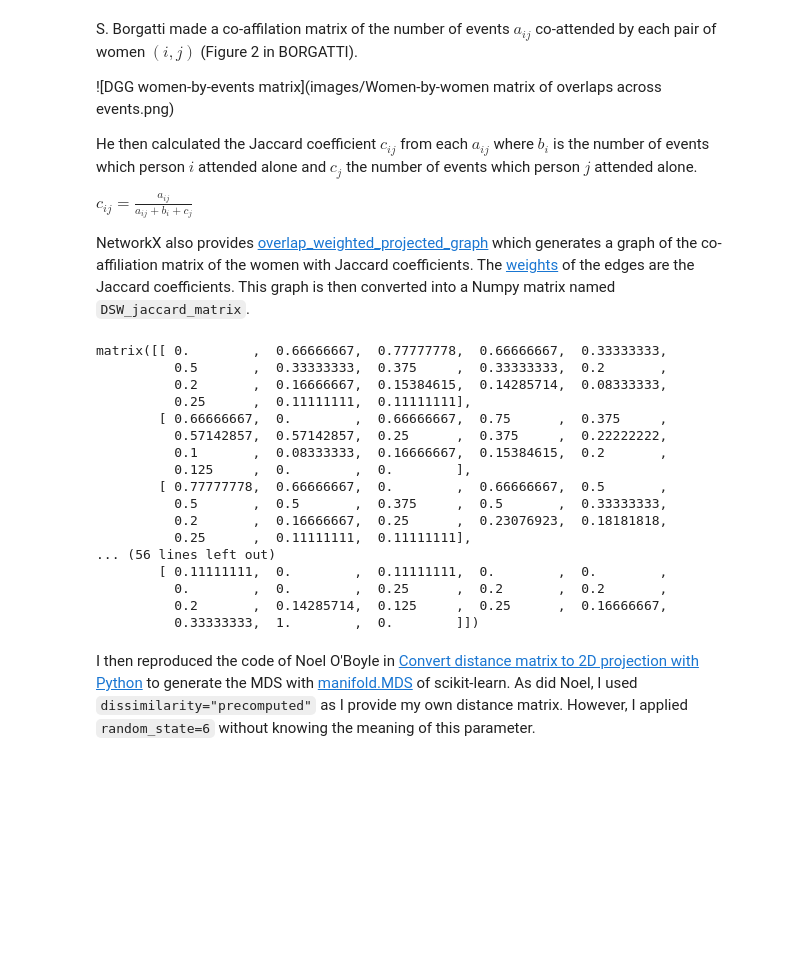
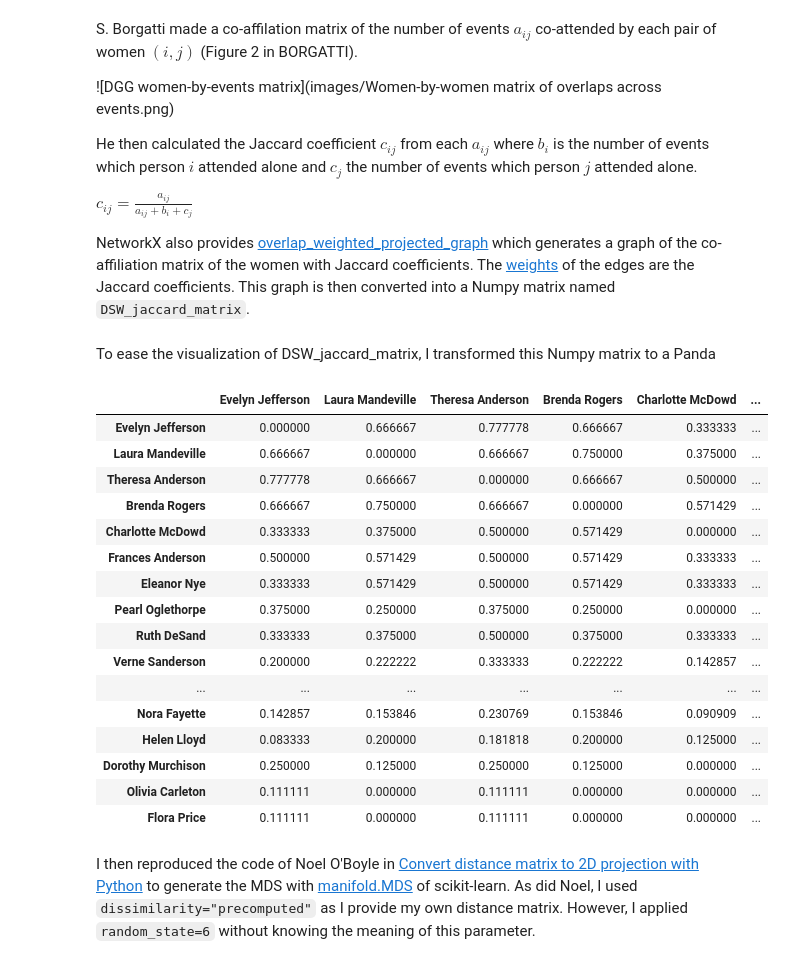
Before and after one commit to JBPressac/MDS-of-DGG, a Jupyter notebook: Davis Southern Women MDS of Jaccard coefficient.ipynb, the cells around one changed output. Saved outputs shown, nothing was run; the diff lists cells and outputs as text; code cells hidden in the pictures; blank space fills up the shorter version.

Commit message:
Affichage des coefficients de Jaccard en Dataframe

```diff
--- a/Davis Southern Women MDS of Jaccard coefficient.ipynb
+++ b/Davis Southern Women MDS of Jaccard coefficient.ipynb
@@ -64,25 +64,30 @@ NetworkX also provides [overlap_weighted_projected_graph](https://networkx.githu
 # %%
 DSW_jaccard = bipartite.overlap_weighted_projected_graph(DSW,DSW_women_list,jaccard=True)
 DSW_jaccard_matrix = nx.to_numpy_matrix(DSW_jaccard, DSW_women_list) # a Numpy matrix
-DSW_jaccard_matrix
-# %% [output]
-matrix([[ 0.        ,  0.66666667,  0.77777778,  0.66666667,  0.33333333,
-          0.5       ,  0.33333333,  0.375     ,  0.33333333,  0.2       ,
-          0.2       ,  0.16666667,  0.15384615,  0.14285714,  0.08333333,
-          0.25      ,  0.11111111,  0.11111111],
-        [ 0.66666667,  0.        ,  0.66666667,  0.75      ,  0.375     ,
-          0.57142857,  0.57142857,  0.25      ,  0.375     ,  0.22222222,
-          0.1       ,  0.08333333,  0.16666667,  0.15384615,  0.2       ,
-          0.125     ,  0.        ,  0.        ],
-        [ 0.77777778,  0.66666667,  0.        ,  0.66666667,  0.5       ,
-          0.5       ,  0.5       ,  0.375     ,  0.5       ,  0.33333333,
-          0.2       ,  0.16666667,  0.25      ,  0.23076923,  0.18181818,
-          0.25      ,  0.11111111,  0.11111111],
-... (56 lines left out)
-        [ 0.11111111,  0.        ,  0.11111111,  0.        ,  0.        ,
-          0.        ,  0.        ,  0.25      ,  0.2       ,  0.2       ,
-          0.2       ,  0.14285714,  0.125     ,  0.25      ,  0.16666667,
-          0.33333333,  1.        ,  0.        ]])
+# %% [markdown]
+To ease the visualization of DSW_jaccard_matrix, I transformed this Numpy matrix to a Panda
+# %%
+DSW_jaccard_matrix_df = pd.DataFrame(DSW_jaccard_matrix, columns=DSW_women_list, index=DSW_women_list)
+
+DSW_jaccard_matrix_df
+# %% [output]
+|  | Evelyn Jefferson | Laura Mandeville | Theresa Anderson | Brenda Rogers | Charlotte McDowd | ... |
+| Evelyn Jefferson | 0.000000 | 0.666667 | 0.777778 | 0.666667 | 0.333333 | ... |
+| Laura Mandeville | 0.666667 | 0.000000 | 0.666667 | 0.750000 | 0.375000 | ... |
+| Theresa Anderson | 0.777778 | 0.666667 | 0.000000 | 0.666667 | 0.500000 | ... |
+| Brenda Rogers | 0.666667 | 0.750000 | 0.666667 | 0.000000 | 0.571429 | ... |
+| Charlotte McDowd | 0.333333 | 0.375000 | 0.500000 | 0.571429 | 0.000000 | ... |
+| Frances Anderson | 0.500000 | 0.571429 | 0.500000 | 0.571429 | 0.333333 | ... |
+| Eleanor Nye | 0.333333 | 0.571429 | 0.500000 | 0.571429 | 0.333333 | ... |
+| Pearl Oglethorpe | 0.375000 | 0.250000 | 0.375000 | 0.250000 | 0.000000 | ... |
+| Ruth DeSand | 0.333333 | 0.375000 | 0.500000 | 0.375000 | 0.333333 | ... |
+| Verne Sanderson | 0.200000 | 0.222222 | 0.333333 | 0.222222 | 0.142857 | ... |
+| ... | ... | ... | ... | ... | ... | ... |
+| Nora Fayette | 0.142857 | 0.153846 | 0.230769 | 0.153846 | 0.090909 | ... |
+| Helen Lloyd | 0.083333 | 0.200000 | 0.181818 | 0.200000 | 0.125000 | ... |
+| Dorothy Murchison | 0.250000 | 0.125000 | 0.250000 | 0.125000 | 0.000000 | ... |
+| Olivia Carleton | 0.111111 | 0.000000 | 0.111111 | 0.000000 | 0.000000 | ... |
+| Flora Price | 0.111111 | 0.000000 | 0.111111 | 0.000000 | 0.000000 | ... |
 # %% [markdown]
 I then reproduced the code of Noel O'Boyle in [Convert distance matrix to 2D projection with Python](http://baoilleach.blogspot.fr/2014/01/convert-distance-matrix-to-2d.html) to generate the MDS with [manifold.MDS](http://scikit-learn.org/stable/modules/generated/sklearn.manifold.MDS.html#sklearn-manifold-mds) of scikit-learn. As did Noel, I used `dissimilarity="precomputed"` as I provide my own distance matrix. However, I applied `random_state=6` without knowing the meaning of this parameter.
 # %%
```
